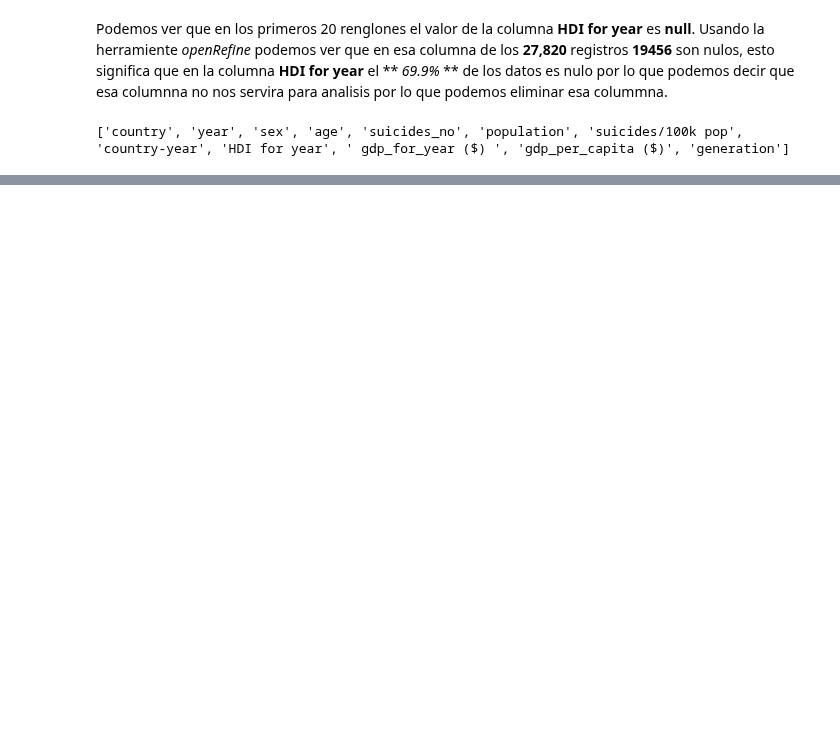
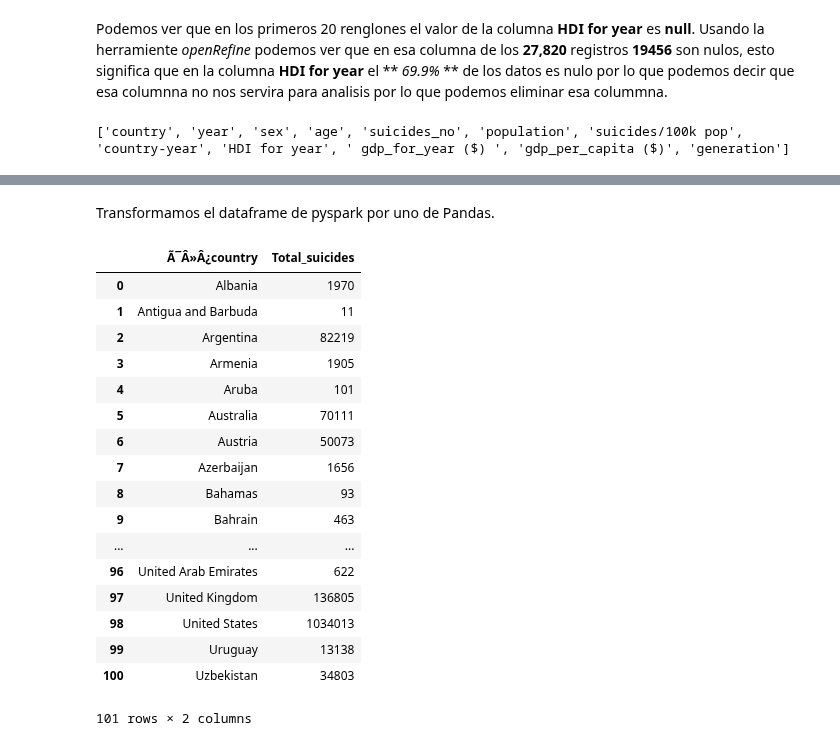
Before and after one commit to JoseCPI/SuicideDataAalisis, a Jupyter notebook: proyecto.ipynb, the cells around one changed output, grey strips where cells are left out. Cells and saved outputs as stored; diff of their text form; code cells hidden in the pictures; blank space fills up the shorter version.

```diff
--- a/proyecto.ipynb
+++ b/proyecto.ipynb
@@ -66,0 +102,30 @@ print(data.columns)
+# %% [markdown]
+Transformamos el dataframe de pyspark por uno de Pandas.
+# %%
+from PIL import Image
+from wordcloud import WordCloud, STOPWORDS, ImageColorGenerator
+
+import matplotlib.pyplot as plt
+
+pdf = data2.toPandas()
+
+pdf
+# %% [output]
+|  | Ã¯Â»Â¿country | Total_suicides |
+| 0 | Albania | 1970 |
+| 1 | Antigua and Barbuda | 11 |
+| 2 | Argentina | 82219 |
+| 3 | Armenia | 1905 |
+| 4 | Aruba | 101 |
+| 5 | Australia | 70111 |
+| 6 | Austria | 50073 |
+| 7 | Azerbaijan | 1656 |
+| 8 | Bahamas | 93 |
+| 9 | Bahrain | 463 |
+| ... | ... | ... |
+| 96 | United Arab Emirates | 622 |
+| 97 | United Kingdom | 136805 |
+| 98 | United States | 1034013 |
+| 99 | Uruguay | 13138 |
+| 100 | Uzbekistan | 34803 |
+101 rows × 2 columns
```
Also changed, not shown: parts of 11 cells of this notebook.
